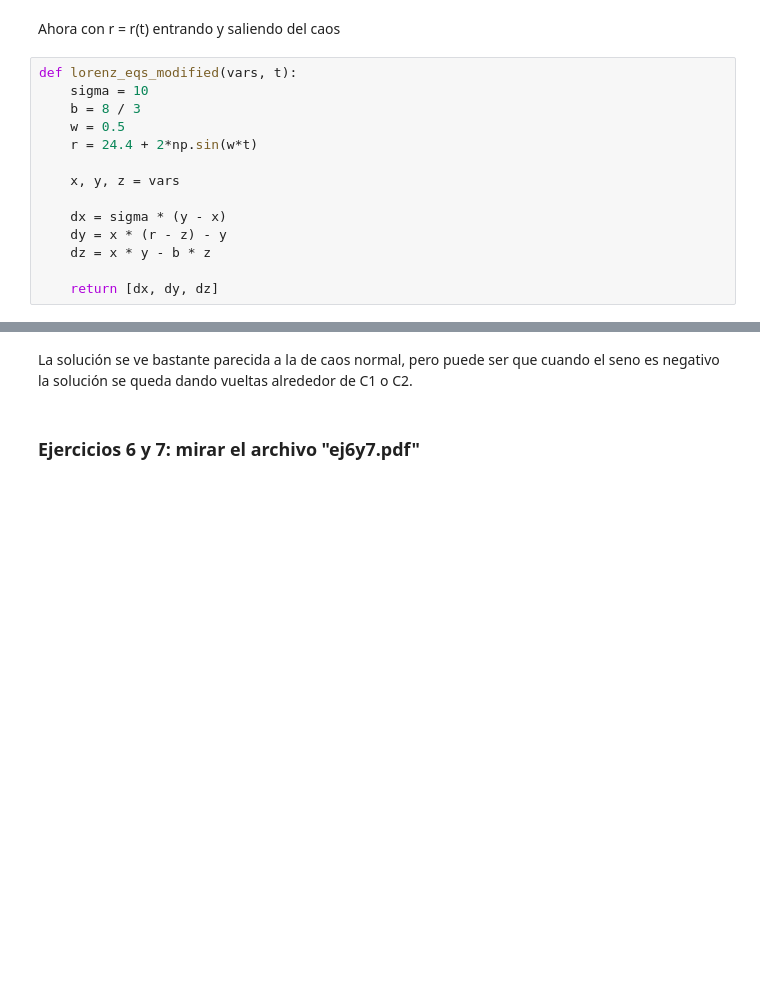
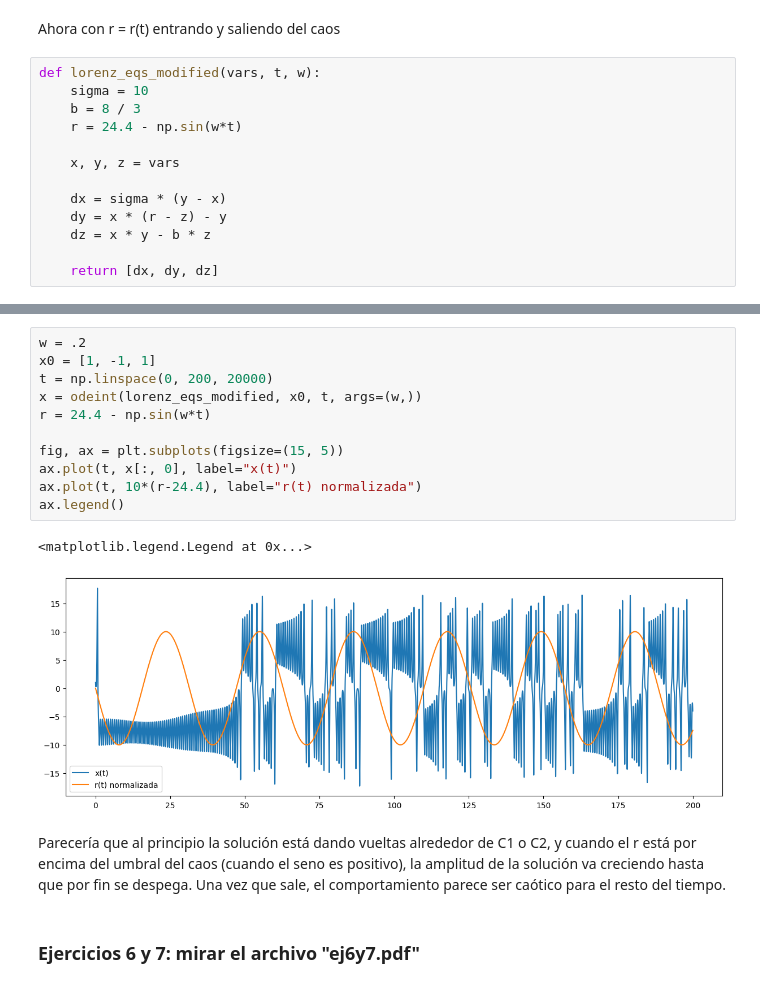
Before and after one commit to lautarogiordano/practicas-complejidad, a Jupyter notebook: p3-caos/caos2.ipynb, the cells around one changed output, grey strips where cells are left out. Drawn from its saved outputs; the diff is of its cells as text; blank space fills up the shorter version.

```diff
--- a/p3-caos/caos2.ipynb
+++ b/p3-caos/caos2.ipynb
@@ -154,11 +154,10 @@ Parece una solución de período 4 aunque no llega siempre exactamente a la mism
 # %% [markdown]
 Ahora con r = r(t) entrando y saliendo del caos
 # %%
-def lorenz_eqs_modified(vars, t):
+def lorenz_eqs_modified(vars, t, w):
     sigma = 10
     b = 8 / 3
-    w = 0.5
-    r = 24.4 + 2*np.sin(w*t)
+    r = 24.4 - np.sin(w*t)
 
     x, y, z = vars
 
@@ -181,5 +169,19 @@ generate_plots(x, t, drop)
-# %% [markdown]
-La solución se ve bastante parecida a la de caos normal, pero puede ser que cuando el seno es negativo la solución se queda dando vueltas alrededor de C1 o C2.
+# %%
+w = .2
+x0 = [1, -1, 1]
+t = np.linspace(0, 200, 20000)
+x = odeint(lorenz_eqs_modified, x0, t, args=(w,))
+r = 24.4 - np.sin(w*t)
+
+fig, ax = plt.subplots(figsize=(15, 5))
+ax.plot(t, x[:, 0], label="x(t)")
+ax.plot(t, 10*(r-24.4), label="r(t) normalizada")
+ax.legend()
+# %% [output]
+<matplotlib.legend.Legend at 0x...>
+[figure, added]
+# %% [markdown]
+Parecería que al principio la solución está dando vueltas alrededor de C1 o C2, y cuando el r está por encima del umbral del caos (cuando el seno es positivo), la amplitud de la solución va creciendo hasta que por fin se despega. Una vez que sale, el comportamiento parece ser caótico para el resto del tiempo.
 # %% [markdown]
 ### Ejercicios 6 y 7: mirar el archivo "ej6y7.pdf"
 # %% [markdown]
```
Also changed, not shown: parts of 2 cells of this notebook.
